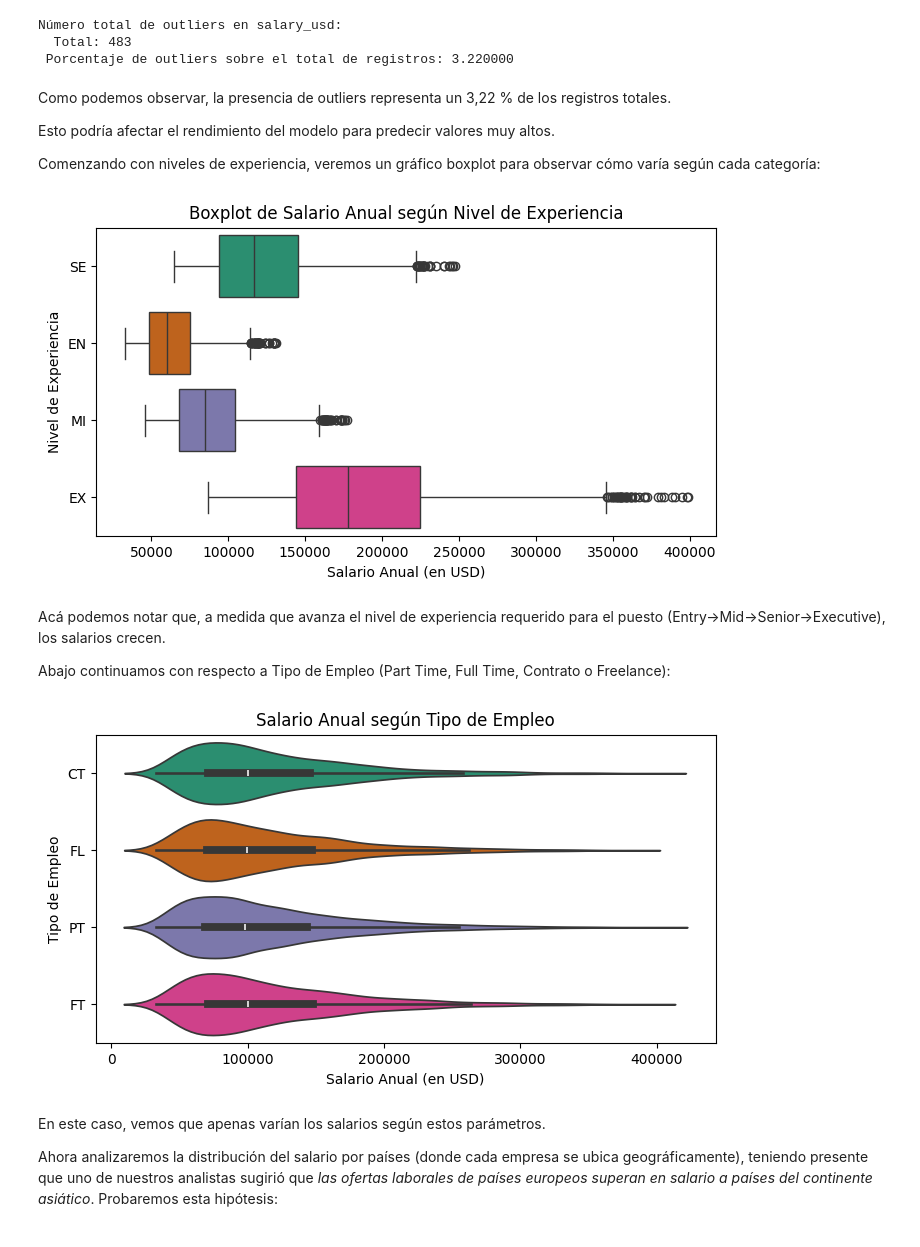
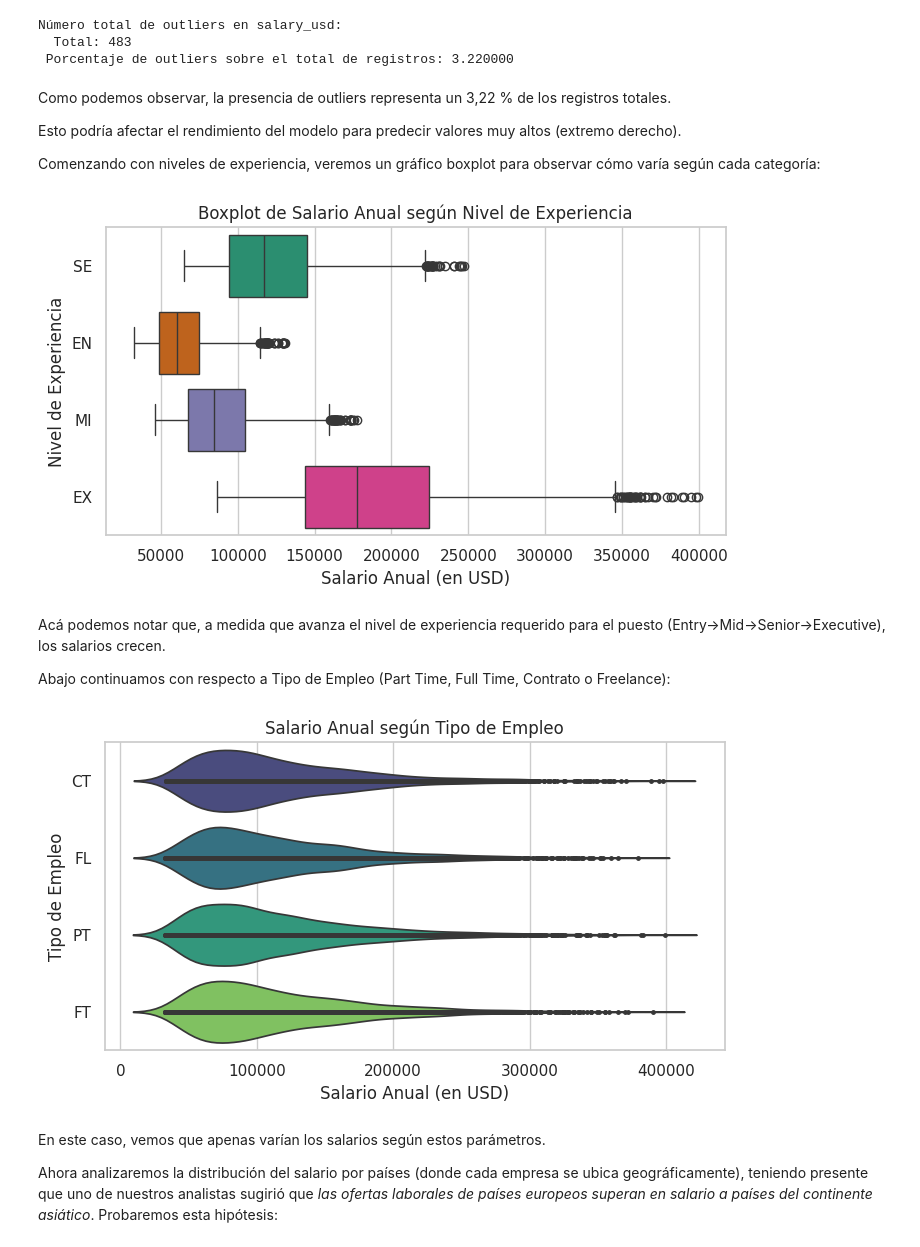
Before and after one commit to EzeRivero/Data-Science-II, a Jupyter notebook: IA_Job_Rivero_Proyecto_Final.ipynb, the cells around one changed output. Drawn from its saved outputs; the diff is of its cells as text; code cells hidden in the pictures.

```diff
--- a/IA_Job_Rivero_Proyecto_Final.ipynb
+++ b/IA_Job_Rivero_Proyecto_Final.ipynb
@@ -183,0 +176,29 @@ Text(0, 0.5, 'Frecuencia')
+# %%
+sns.set_theme(style="whitegrid")
+plt.figure(figsize=(12, 7))
+
+f, (ax_box, ax_hist) = plt.subplots(2, sharex=True, gridspec_kw={"height_ratios": (.15, .85)}, figsize=(12, 7))
+
+#Boxplot
+sns.boxplot(x=df['salary_usd'], ax=ax_box, color="#4CB391", fliersize=3)
+ax_box.set(xlabel='')
+
+#Histograma con KDE
+sns.histplot(df['salary_usd'], ax=ax_hist, kde=True, bins=30, color="#4CB391", edgecolor='black', alpha=0.6)
+
+#También sumamos la media y la mediana
+media = df['salary_usd'].mean()
+mediana = df['salary_usd'].median()
+
+ax_hist.axvline(media, color='red', linestyle='--', linewidth=2, label=f'Media: ${media:,.0f}')
+ax_hist.axvline(mediana, color='blue', linestyle='-', linewidth=2, label=f'Mediana: ${mediana:,.0f}')
+
+ax_hist.set_title('Distribución de Salario Anual', fontsize=14, pad=15)
+ax_hist.set_xlabel('Salario Anual (en USD)', fontsize=12)
+ax_hist.set_ylabel('Frecuencia', fontsize=12)
+ax_hist.legend()
+
+ax_hist.xaxis.set_major_formatter(ticker.StrMethodFormatter('${x:,.0f}'))
+
+plt.tight_layout()
+plt.show()
@@ -203,7 +227,7 @@ Número total de outliers en salary_usd:
 # %% [markdown]
 Como podemos observar, la presencia de outliers representa un 3,22 % de los registros totales.
 
-Esto podría afectar el rendimiento del modelo para predecir valores muy altos.
+Esto podría afectar el rendimiento del modelo para predecir valores muy altos (extremo derecho).
 
 Comenzando con niveles de experiencia, veremos un gráfico boxplot para observar cómo varía según cada categoría:
 # %%
@@ -214,20 +238,20 @@ plt.xlabel('Salario Anual (en USD)')
 plt.ylabel('Nivel de Experiencia')
 plt.show()
 # %% [output]
-[figure, old version]
+[figure, new version]
 # %% [markdown]
 Acá podemos notar que, a medida que avanza el nivel de experiencia requerido para el puesto (Entry->Mid->Senior->Executive), los salarios crecen.
 
 Abajo continuamos con respecto a Tipo de Empleo (Part Time, Full Time, Contrato o Freelance):
 # %%
 plt.figure(figsize=(8, 4))
-sns.violinplot(data=df, x='salary_usd', y='employment_type', hue='employment_type', inner='box', palette='Dark2')
+sns.violinplot(data=df, x='salary_usd', y='employment_type', hue='employment_type', inner='point', density_norm='count', palette='viridis')
 plt.title('Salario Anual según Tipo de Empleo')
 plt.xlabel('Salario Anual (en USD)')
 plt.ylabel('Tipo de Empleo')
 plt.show()
 # %% [output]
-[figure, old version]
+[figure, new version]
 # %% [markdown]
 En este caso, vemos que apenas varían los salarios según estos parámetros.
 
```
Also changed, not shown: parts of 51 cells of this notebook.
